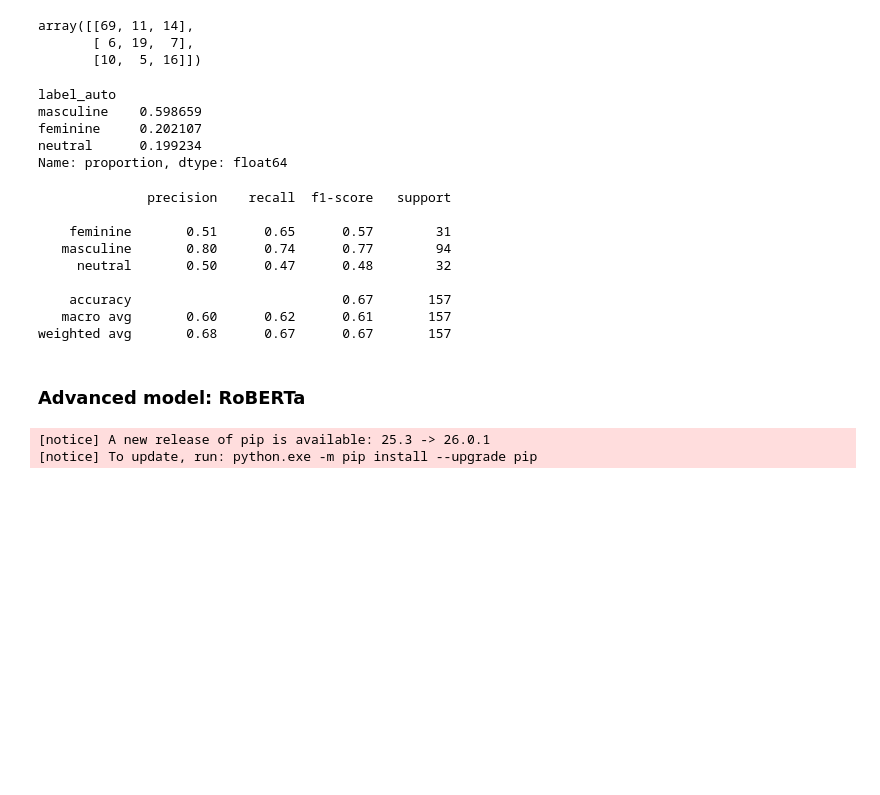
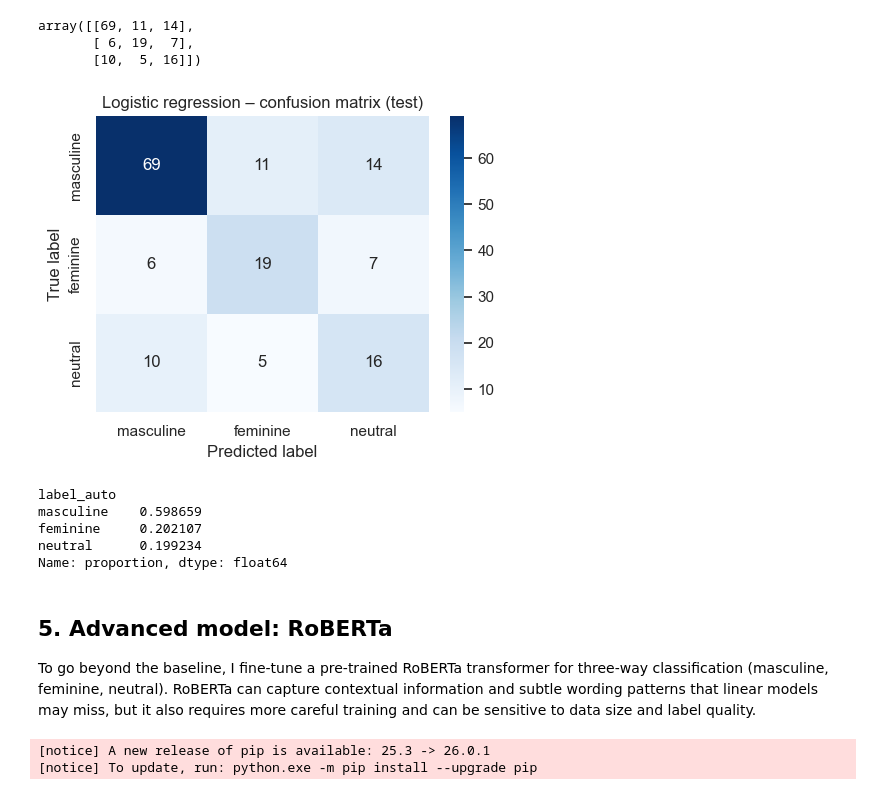
Before and after one commit to Tunzir12/TDDE16-TextMining-Project, a Jupyter notebook: project.ipynb, the cells around one changed output. Saved outputs shown, nothing was run; the diff lists cells and outputs as text; code cells hidden in the pictures; blank space fills up the shorter version.

```diff
--- a/project.ipynb
+++ b/project.ipynb
@@ -223,6 +277,24 @@ weighted avg       0.68      0.66      0.67       157
 array([[69, 11, 14],
        [ 6, 19,  7],
        [10,  5, 16]])
+# %%
+from sklearn.metrics import confusion_matrix
+
+labels_order = ['masculine', 'feminine', 'neutral']
+cm = confusion_matrix(y_test, y_pred_test, labels=labels_order)
+
+plt.figure(figsize=(5,4))
+sns.heatmap(cm, annot=True, fmt='d',
+            xticklabels=labels_order,
+            yticklabels=labels_order,
+            cmap='Blues')
+plt.xlabel('Predicted label')
+plt.ylabel('True label')
+plt.title('Logistic regression – confusion matrix (test)')
+plt.tight_layout()
+plt.show()
+# %% [output]
+[figure, added]
 # %%
 df['label_auto'].value_counts(normalize=False)
 df['label_auto'].value_counts(normalize=True)
@@ -232,21 +304,10 @@ masculine    0.598659
 feminine     0.202107
 neutral      0.199234
 Name: proportion, dtype: float64
-# %%
-from sklearn.metrics import classification_report
-print(classification_report(y_val, y_pred_val))
-# %% [output]
-              precision    recall  f1-score   support
-
-    feminine       0.51      0.65      0.57        31
-   masculine       0.80      0.74      0.77        94
-     neutral       0.50      0.47      0.48        32
-
-    accuracy                           0.67       157
-   macro avg       0.60      0.62      0.61       157
-weighted avg       0.68      0.67      0.67       157
 # %% [markdown]
-### Advanced model: RoBERTa
+## 5. Advanced model: RoBERTa
+
+To go beyond the baseline, I fine-tune a pre-trained RoBERTa transformer for three-way classification (masculine, feminine, neutral). RoBERTa can capture contextual information and subtle wording patterns that linear models may miss, but it also requires more careful training and can be sensitive to data size and label quality.
 # %%
 !pip install transformers torch --quiet
 # %% [output]
```
Also changed, not shown: parts of 25 cells of this notebook.
